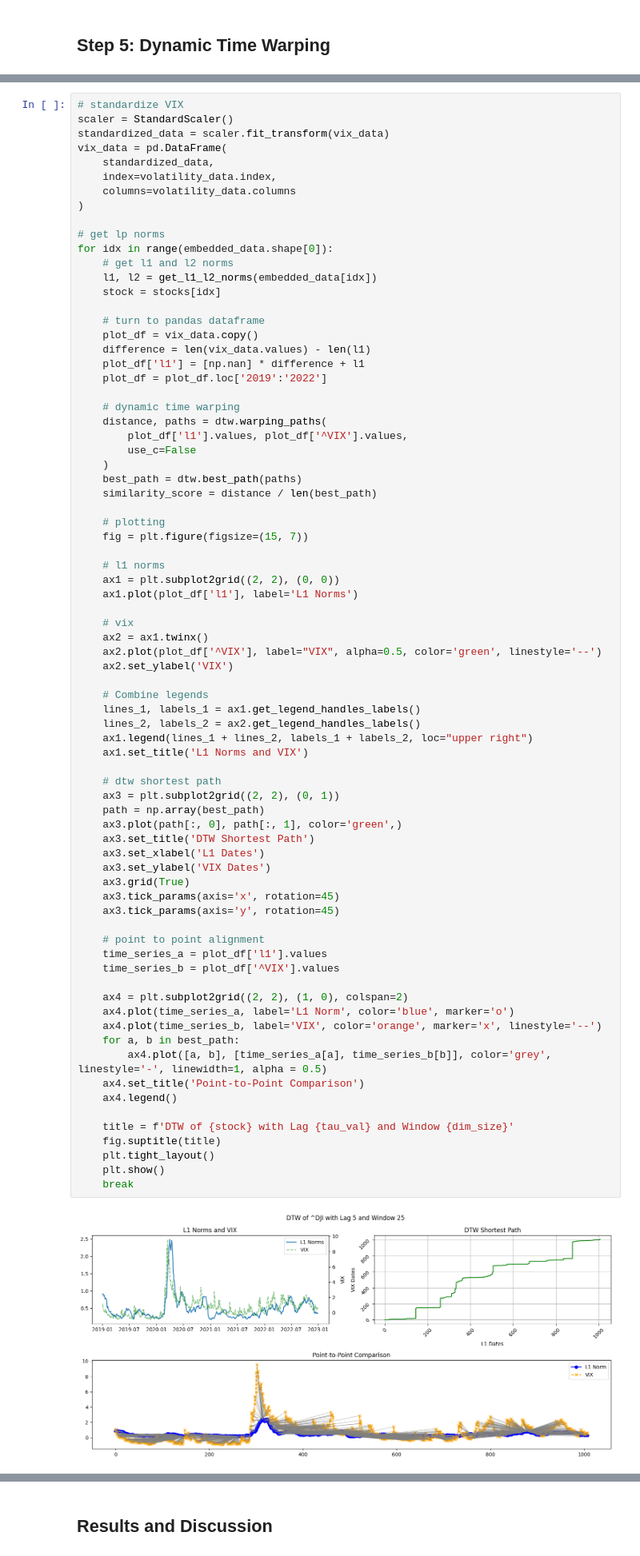
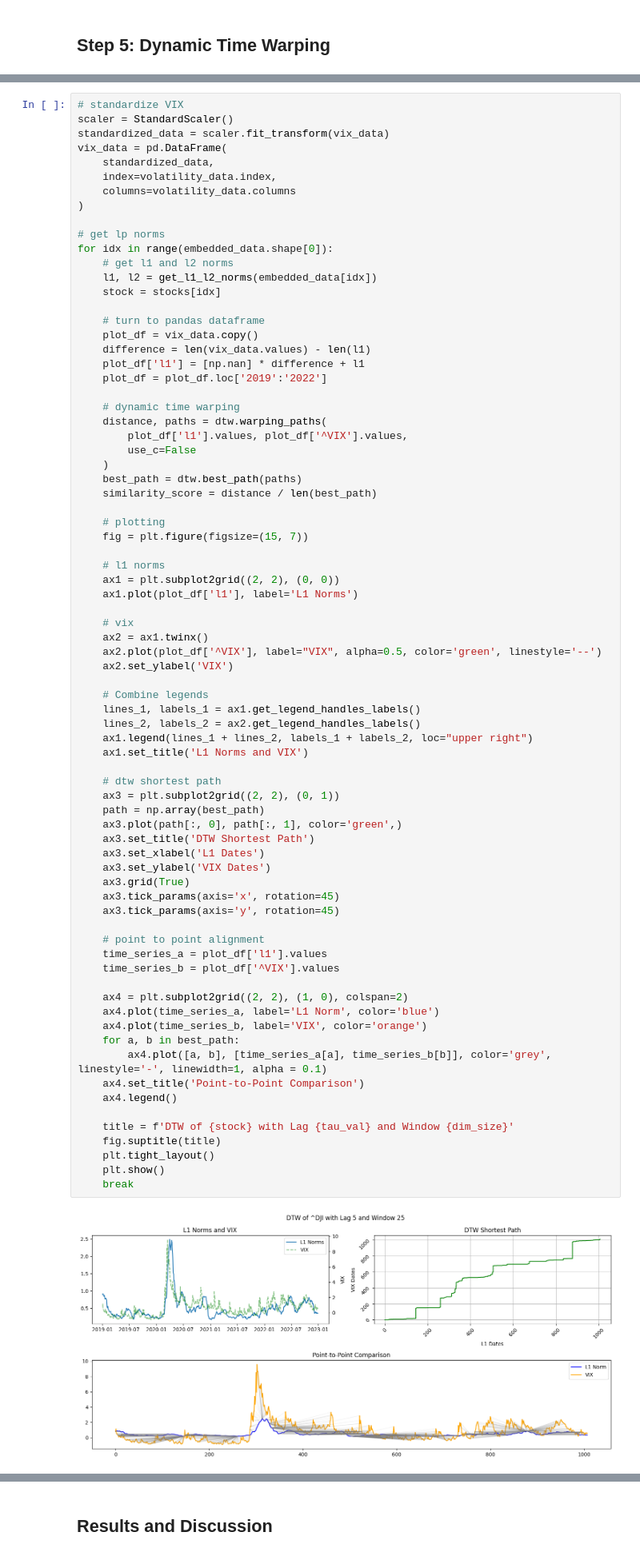
Before and after one commit to donnafaithhh/LP-Norms-and-Volatility, a Jupyter notebook: 01 simulation.ipynb, the cells around one changed output, grey strips where cells are left out. Shown at 80% size. Cells and saved outputs as stored; diff of their text form.

```diff
--- a/01 simulation.ipynb
+++ b/01 simulation.ipynb
@@ -386,34 +466,34 @@ for idx in range(embedded_data.shape[0]):
     lines_2, labels_2 = ax2.get_legend_handles_labels()
     ax1.legend(lines_1 + lines_2, labels_1 + labels_2, loc="upper right")
     ax1.set_title('L1 Norms and VIX')
 
     # dtw shortest path
     ax3 = plt.subplot2grid((2, 2), (0, 1))
     path = np.array(best_path)
     ax3.plot(path[:, 0], path[:, 1], color='green',)
     ax3.set_title('DTW Shortest Path')
     ax3.set_xlabel('L1 Dates')
     ax3.set_ylabel('VIX Dates')
     ax3.grid(True)
     ax3.tick_params(axis='x', rotation=45)
     ax3.tick_params(axis='y', rotation=45)
 
     # point to point alignment
     time_series_a = plot_df['l1'].values
     time_series_b = plot_df['^VIX'].values
 
     ax4 = plt.subplot2grid((2, 2), (1, 0), colspan=2)
-    ax4.plot(time_series_a, label='L1 Norm', color='blue', marker='o')
-    ax4.plot(time_series_b, label='VIX', color='orange', marker='x', linestyle='--')
+    ax4.plot(time_series_a, label='L1 Norm', color='blue')
+    ax4.plot(time_series_b, label='VIX', color='orange')
     for a, b in best_path:
-        ax4.plot([a, b], [time_series_a[a], time_series_b[b]], color='grey', linestyle='-', linewidth=1, alpha = 0.5)
+        ax4.plot([a, b], [time_series_a[a], time_series_b[b]], color='grey', linestyle='-', linewidth=1, alpha = 0.1)
     ax4.set_title('Point-to-Point Comparison')
     ax4.legend()
 
     title = f'DTW of {stock} with Lag {tau_val} and Window {dim_size}'
     fig.suptitle(title)
     plt.tight_layout()
     plt.show()
     break
 # %% [output]
-[figure, old version]
+[figure, new version]
```
Also changed, not shown: parts of 6 cells of this notebook.
